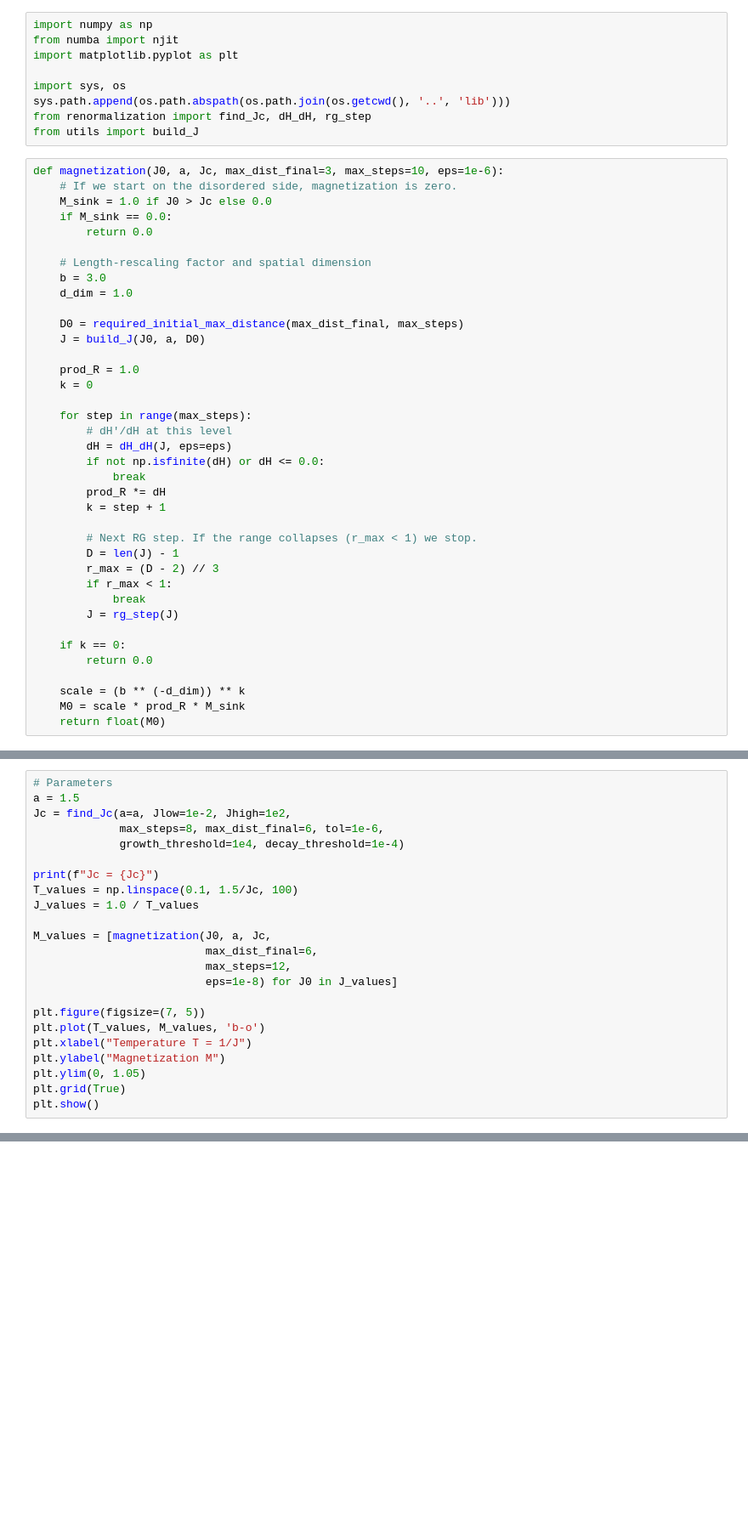
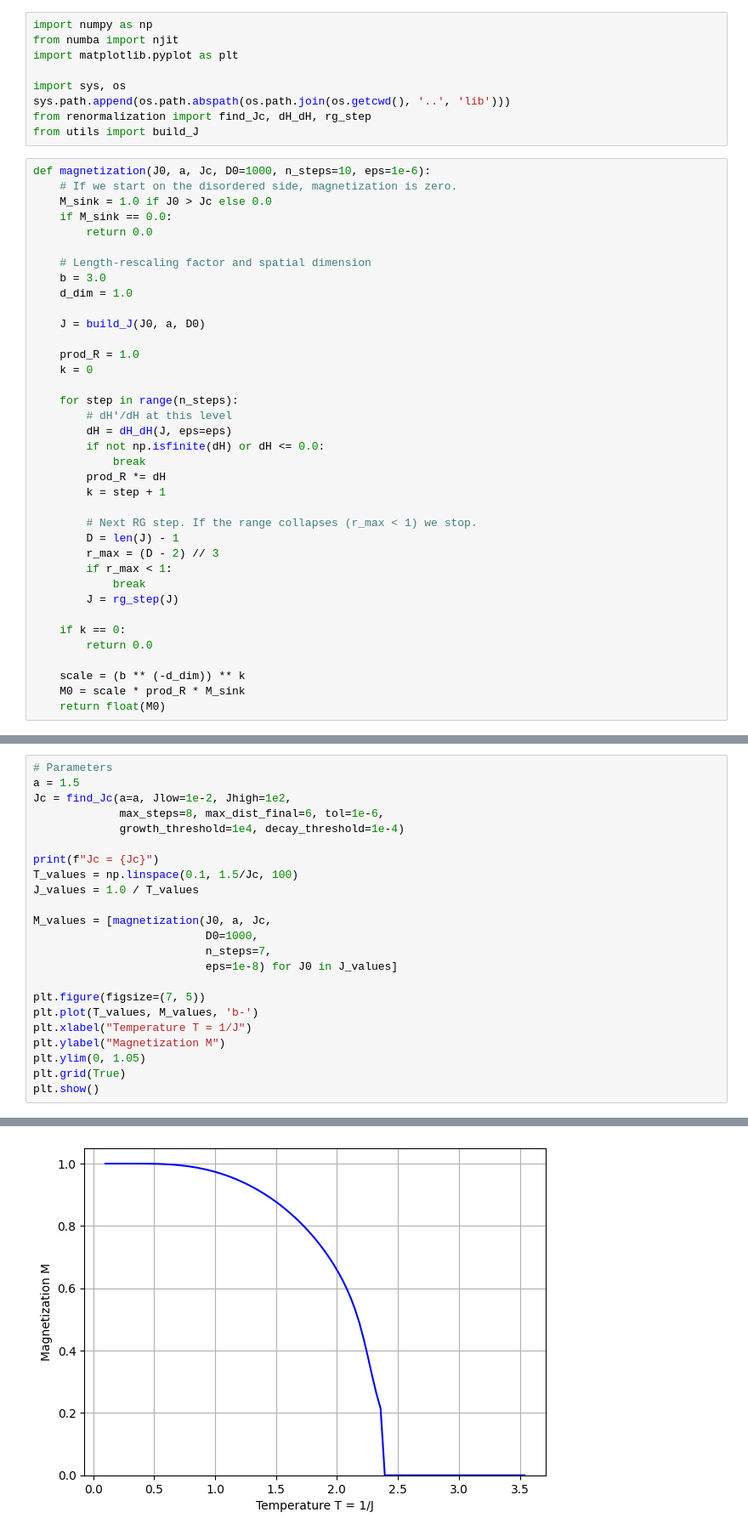
Before and after one commit to erbilcanartun/long-range-ising-chain, a Jupyter notebook: notebooks/magnetization.ipynb, the cells around one changed output, grey strips where cells are left out. Shown at 85% size. Cells and saved outputs as stored; diff of their text form; blank space fills up the shorter version.

```diff
--- a/notebooks/magnetization.ipynb
+++ b/notebooks/magnetization.ipynb
@@ -8,7 +8,7 @@ sys.path.append(os.path.abspath(os.path.join(os.getcwd(), '..', 'lib')))
 from renormalization import find_Jc, dH_dH, rg_step
 from utils import build_J
 # %%
-def magnetization(J0, a, Jc, max_dist_final=3, max_steps=10, eps=1e-6):
+def magnetization(J0, a, Jc, D0=1000, n_steps=10, eps=1e-6):
     # If we start on the disordered side, magnetization is zero.
     M_sink = 1.0 if J0 > Jc else 0.0
     if M_sink == 0.0:
@@ -18,13 +18,12 @@ def magnetization(J0, a, Jc, max_dist_final=3, max_steps=10, eps=1e-6):
     b = 3.0
     d_dim = 1.0
 
-    D0 = required_initial_max_distance(max_dist_final, max_steps)
     J = build_J(J0, a, D0)
 
     prod_R = 1.0
     k = 0
 
-    for step in range(max_steps):
+    for step in range(n_steps):
         # dH'/dH at this level
         dH = dH_dH(J, eps=eps)
         if not np.isfinite(dH) or dH <= 0.0:
@@ -68,14 +70,15 @@ T_values = np.linspace(0.1, 1.5/Jc, 100)
 J_values = 1.0 / T_values
 
 M_values = [magnetization(J0, a, Jc,
-                          max_dist_final=6,
-                          max_steps=12,
+                          D0=1000,
+                          n_steps=7,
                           eps=1e-8) for J0 in J_values]
 
 plt.figure(figsize=(7, 5))
-plt.plot(T_values, M_values, 'b-o')
+plt.plot(T_values, M_values, 'b-')
 plt.xlabel("Temperature T = 1/J")
 plt.ylabel("Magnetization M")
 plt.ylim(0, 1.05)
 plt.grid(True)
 plt.show()
+# %% [output]
@@ -82,3 +86,4 @@ plt.show()
+[figure, added]
 # %%
 from matplotlib import cm
 
```
Also changed, not shown: parts of 7 cells of this notebook, 6 other files.
